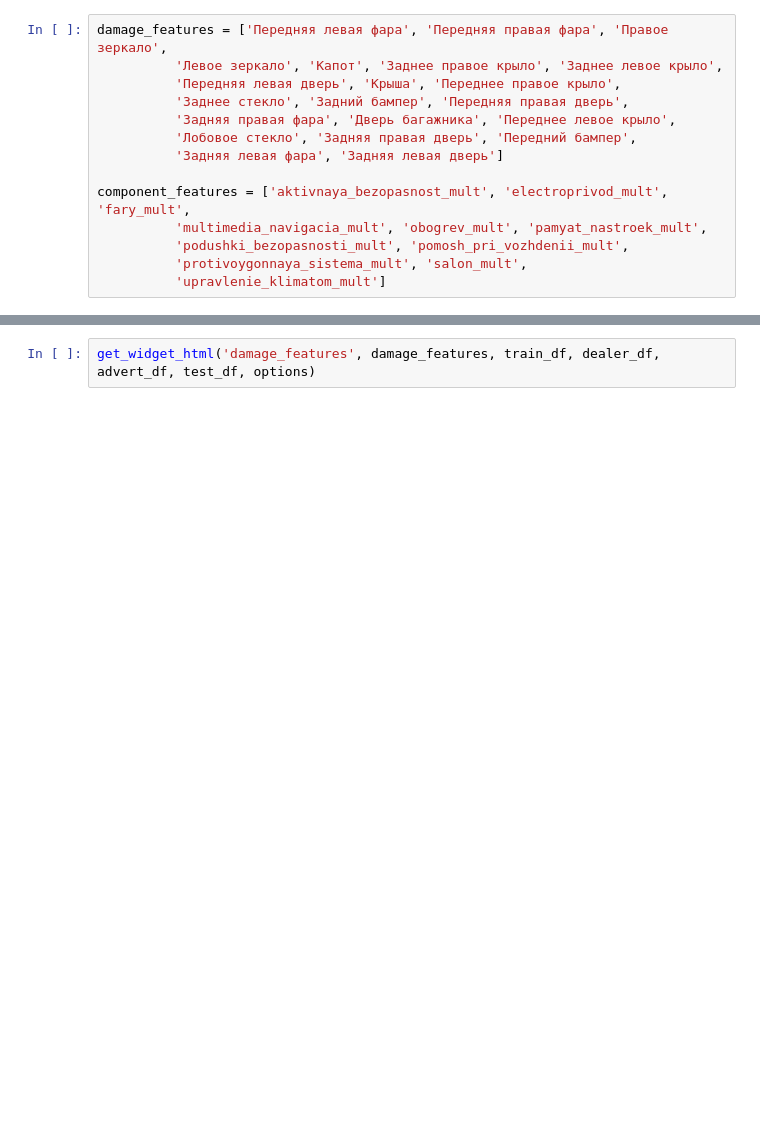
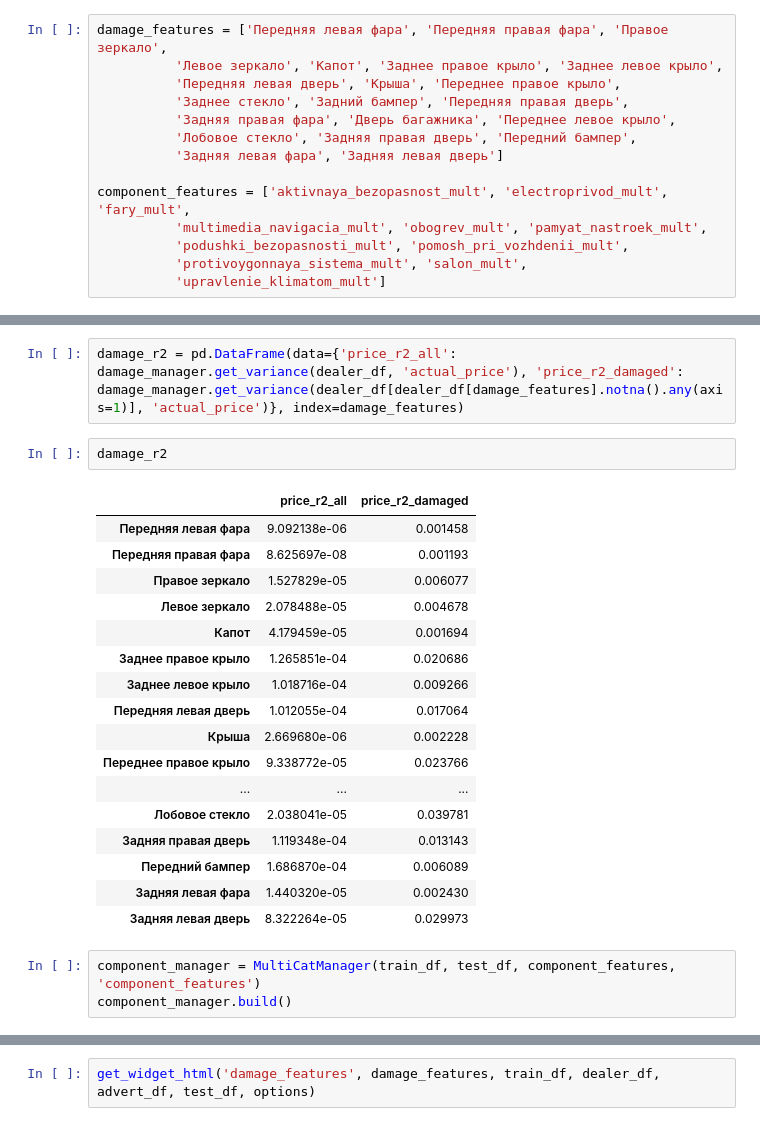
Before and after one commit to Sinus2x/CarValuationService, a Jupyter notebook: notebooks/eda_ryzhkov.ipynb, the cells around one changed output, grey strips where cells are left out. Saved outputs shown, nothing was run; the diff lists cells and outputs as text; blank space fills up the shorter version.

```diff
--- a/notebooks/eda_ryzhkov.ipynb
+++ b/notebooks/eda_ryzhkov.ipynb
@@ -241,0 +290,25 @@ component_features = ['aktivnaya_bezopasnost_mult', 'electroprivod_mult', 'fary_
+# %%
+damage_r2 = pd.DataFrame(data={'price_r2_all': damage_manager.get_variance(dealer_df, 'actual_price'), 'price_r2_damaged': damage_manager.get_variance(dealer_df[dealer_df[damage_features].notna().any(axis=1)], 'actual_price')}, index=damage_features)
+# %%
+damage_r2
+# %% [output]
+|  | price_r2_all | price_r2_damaged |
+| Передняя левая фара | 9.092138e-06 | 0.001458 |
+| Передняя правая фара | 8.625697e-08 | 0.001193 |
+| Правое зеркало | 1.527829e-05 | 0.006077 |
+| Левое зеркало | 2.078488e-05 | 0.004678 |
+| Капот | 4.179459e-05 | 0.001694 |
+| Заднее правое крыло | 1.265851e-04 | 0.020686 |
+| Заднее левое крыло | 1.018716e-04 | 0.009266 |
+| Передняя левая дверь | 1.012055e-04 | 0.017064 |
+| Крыша | 2.669680e-06 | 0.002228 |
+| Переднее правое крыло | 9.338772e-05 | 0.023766 |
+| ... | ... | ... |
+| Лобовое стекло | 2.038041e-05 | 0.039781 |
+| Задняя правая дверь | 1.119348e-04 | 0.013143 |
+| Передний бампер | 1.686870e-04 | 0.006089 |
+| Задняя левая фара | 1.440320e-05 | 0.002430 |
+| Задняя левая дверь | 8.322264e-05 | 0.029973 |
+# %%
+component_manager = MultiCatManager(train_df, test_df, component_features, 'component_features')
+component_manager.build()
```
Also changed, not shown: parts of 14 cells of this notebook, 2 other files.
